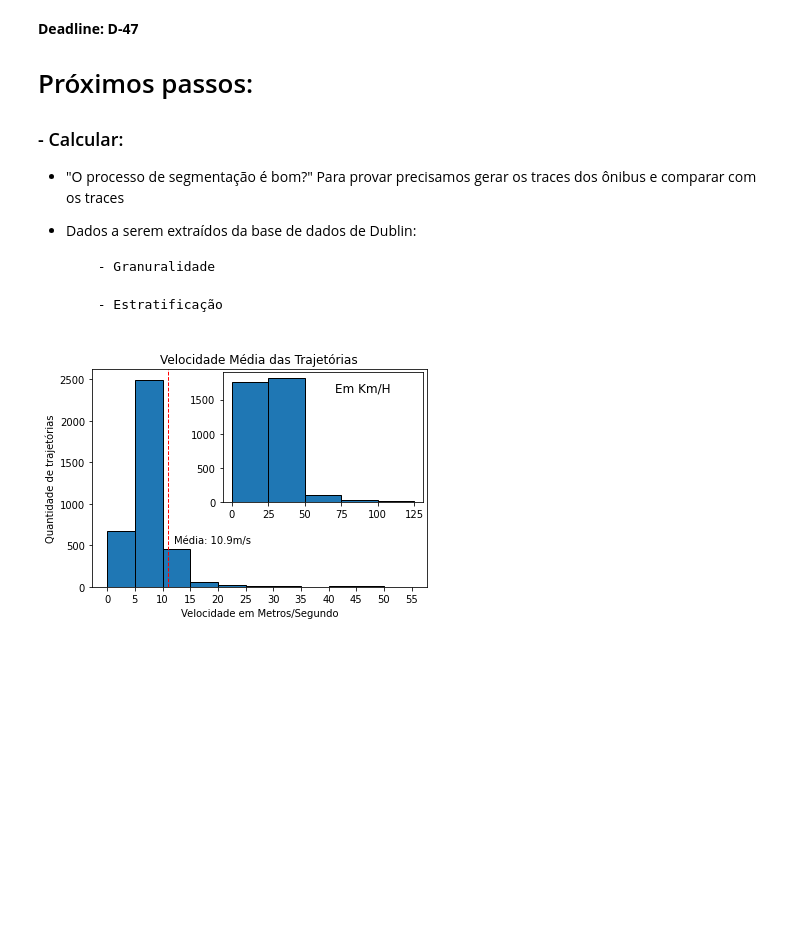
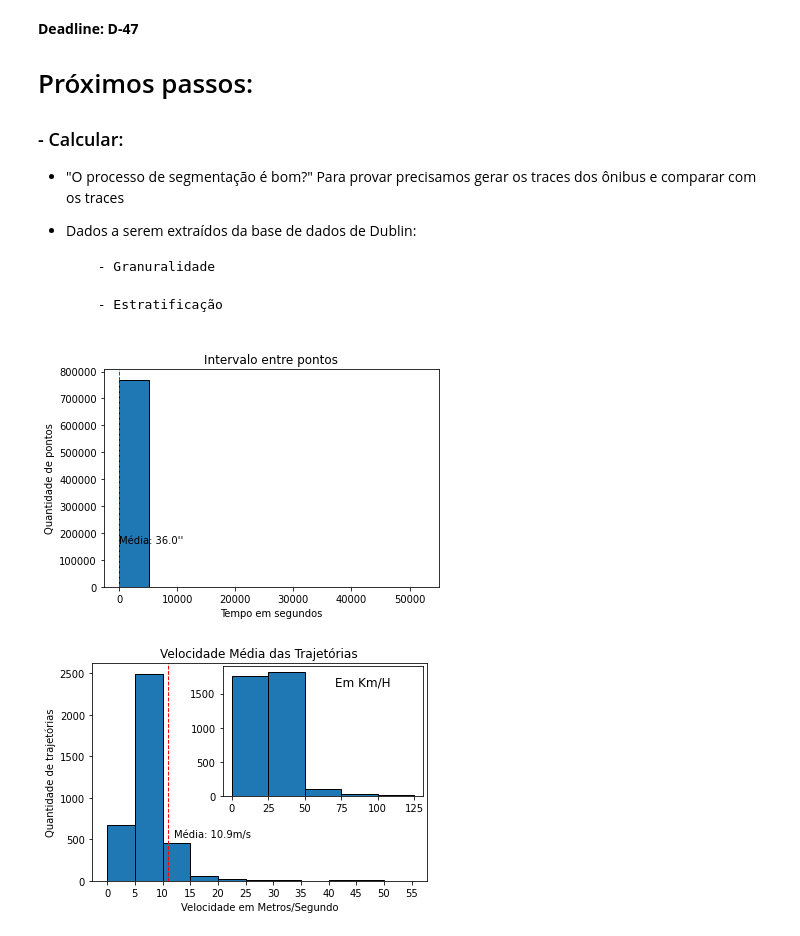
Before and after one commit to TulioNPL/Pesquisa, a Jupyter notebook: jupyter/main.ipynb, the cells around one changed output. Saved outputs shown, nothing was run; the diff lists cells and outputs as text; code cells hidden in the pictures; blank space fills up the shorter version.

Commit message:
Add: histogram with the times between each two point

```diff
--- a/jupyter/main.ipynb
+++ b/jupyter/main.ipynb
@@ -189,3 +224,22 @@ allTimeGaps, allCoordGaps, timeGapsDiscrete, coordGapsDiscrete, keys, pontos = l
+# %%
+### Plota o histograma de tempos entre cada dois pontos]
+tempoPontos = [i for i in tempoPontos if i > 0]
+plt.hist(tempoPontos, edgecolor='black',align='mid')
+
+#plota linha com média
+plt.axvline(np.mean(tempoPontos), color='red', linestyle='dashed', linewidth=1)
+min_ylim, max_ylim = plt.ylim()
+plt.text(np.mean(tempoPontos)*1.1, max_ylim*0.2, 'Média: {:.1f}\'\''.format(np.mean(tempoPontos)))
+
+plt.title('Intervalo entre pontos')
+plt.xlabel('Tempo em segundos')
+plt.ylabel('Quantidade de pontos')
+
+# plt.savefig(path+"/img/histTempoPontos_Dublin.png", dpi=300, transparent=False,
+#             facecolor='white')
+plt.show()
+# %% [output]
+[figure, added]
 # %%
 def velMedia(tempoTrip,tamTrips):
     velMedias = []
```
Also changed, not shown: parts of 3 cells of this notebook, 1 other file.
